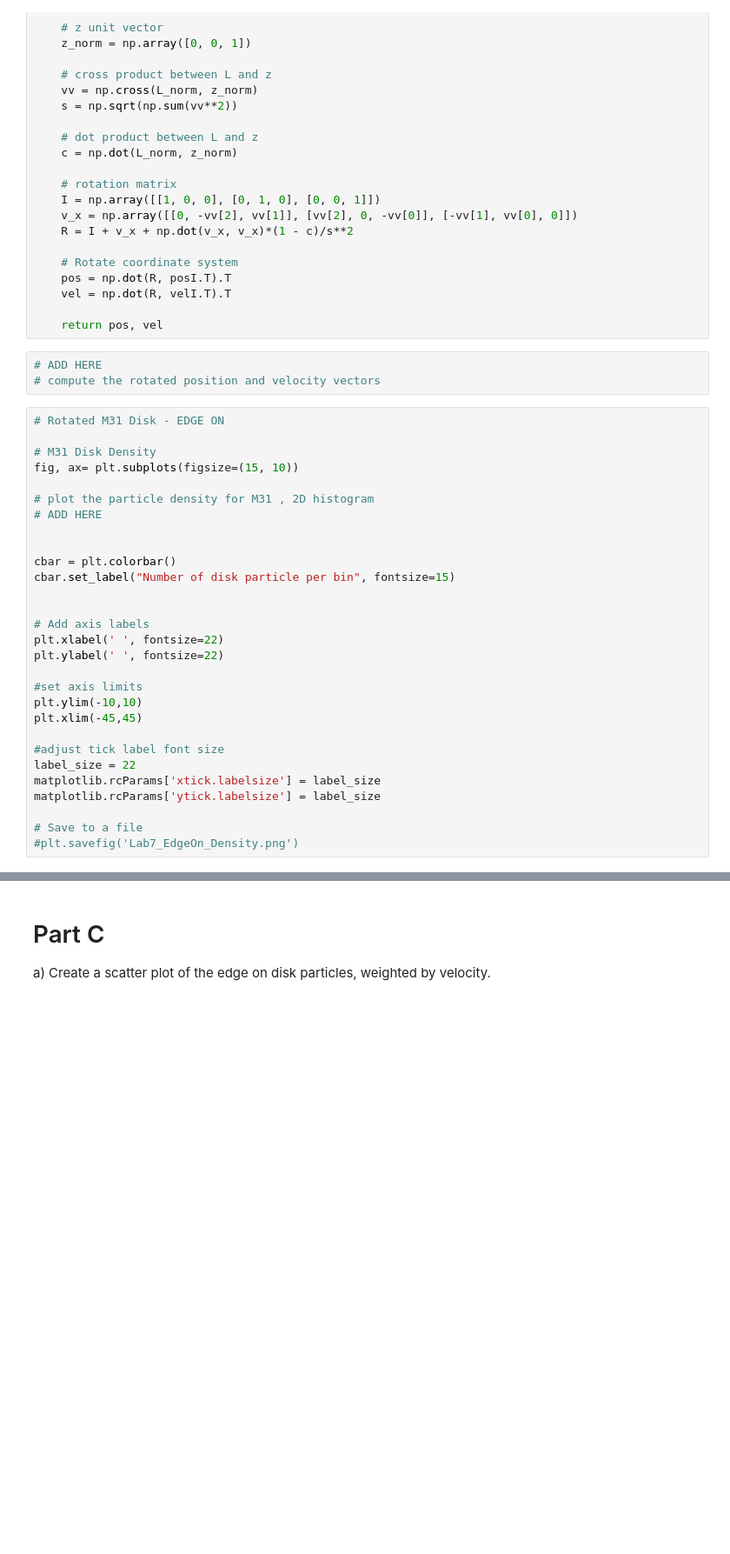
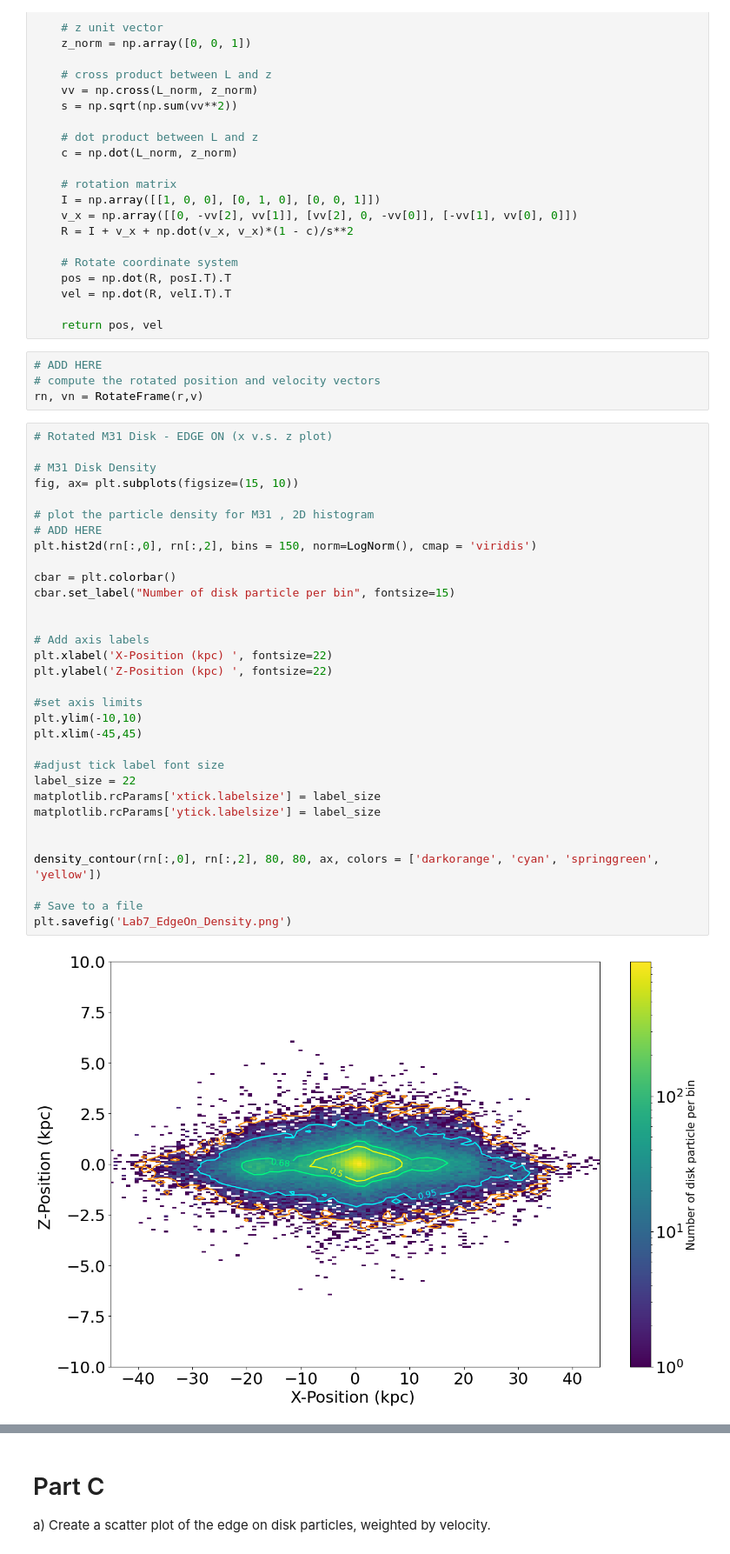
Before and after one commit to ThomasaturnV/ASTR400B, a Jupyter notebook: Labs/Lab7/Lab7.ipynb, the cells around one changed output, grey strips where cells are left out. Shown at 87% size. Cells and saved outputs as stored; diff of their text form; blank space fills up the shorter version.

```diff
--- a/Labs/Lab7/Lab7.ipynb
+++ b/Labs/Lab7/Lab7.ipynb
@@ -253,33 +255,39 @@ def RotateFrame(posI,velI):
 # %%
 # ADD HERE
 # compute the rotated position and velocity vectors
+rn, vn = RotateFrame(r,v)
 # %%
-# Rotated M31 Disk - EDGE ON
+# Rotated M31 Disk - EDGE ON (x v.s. z plot)
 
 # M31 Disk Density
 fig, ax= plt.subplots(figsize=(15, 10))
 
 # plot the particle density for M31 , 2D histogram
 # ADD HERE
-
+plt.hist2d(rn[:,0], rn[:,2], bins = 150, norm=LogNorm(), cmap = 'viridis')
 
 cbar = plt.colorbar()
 cbar.set_label("Number of disk particle per bin", fontsize=15)
 
 
 # Add axis labels
-plt.xlabel(' ', fontsize=22)
-plt.ylabel(' ', fontsize=22)
+plt.xlabel('X-Position (kpc) ', fontsize=22)
+plt.ylabel('Z-Position (kpc) ', fontsize=22)
 
 #set axis limits
 plt.ylim(-10,10)
 plt.xlim(-45,45)
 
 #adjust tick label font size
 label_size = 22
 matplotlib.rcParams['xtick.labelsize'] = label_size
 matplotlib.rcParams['ytick.labelsize'] = label_size
 
+
+density_contour(rn[:,0], rn[:,2], 80, 80, ax, colors = ['darkorange', 'cyan', 'springgreen', 'yellow'])
+
 # Save to a file
-#plt.savefig('Lab7_EdgeOn_Density.png')
+plt.savefig('Lab7_EdgeOn_Density.png')
+# %% [output]
+[figure, added]
 # %%
```
Also changed, not shown: parts of 10 cells of this notebook, 6 other files.
